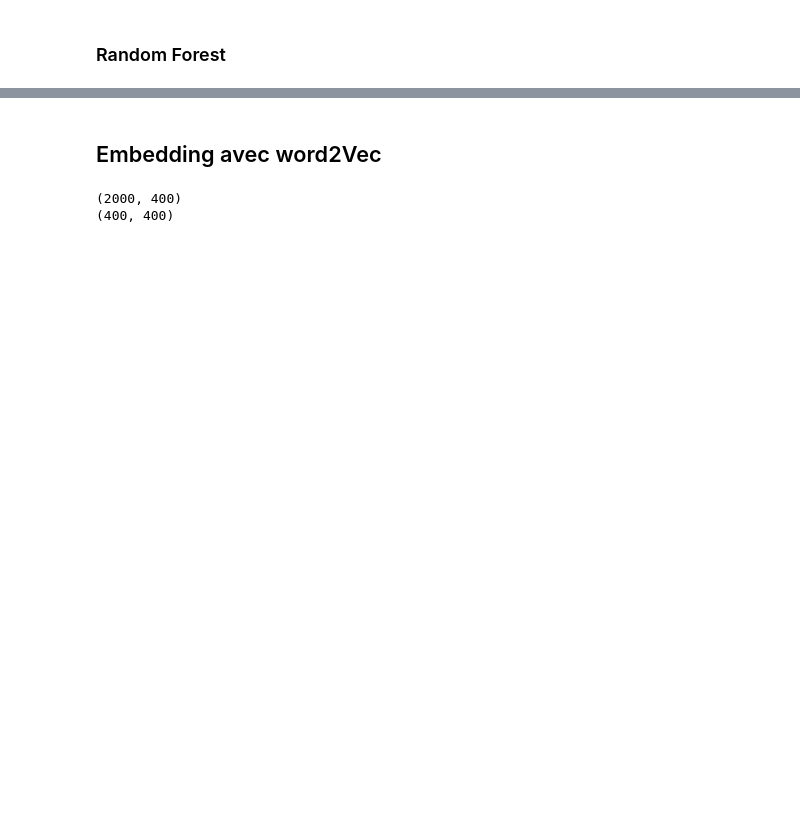
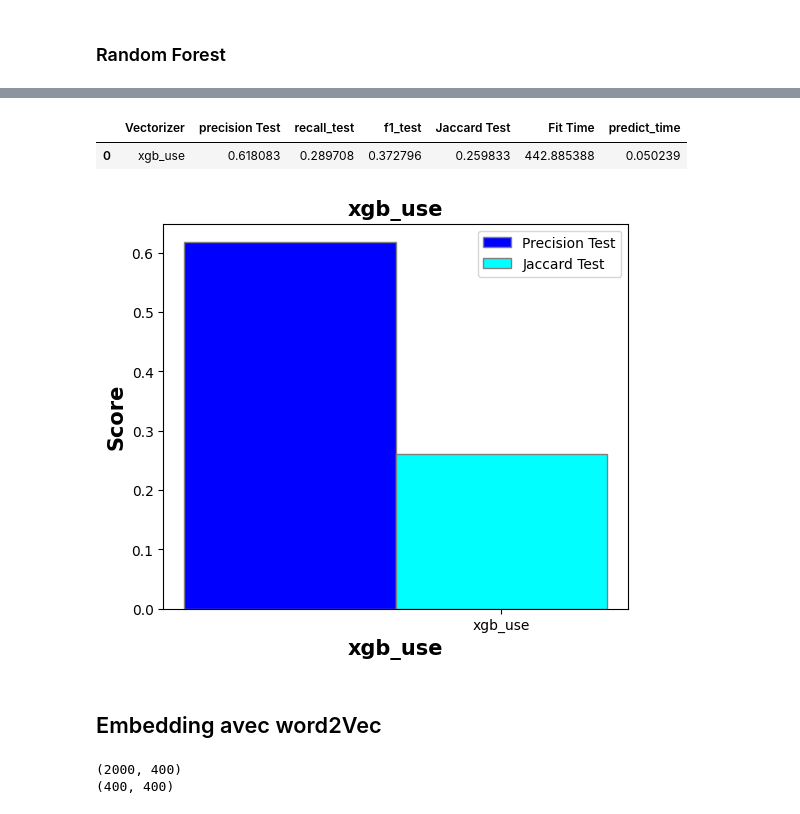
Before and after one commit to Aqlice/MLE-P5, a Jupyter notebook: supervised.ipynb, the cells around one changed output, grey strips where cells are left out. Drawn from its saved outputs; the diff is of its cells as text; code cells hidden in the pictures; blank space fills up the shorter version.

```diff
--- a/supervised.ipynb
+++ b/supervised.ipynb
@@ -507,3 +574,16 @@ mlflow.end_run()
+# %%
+result_xgb_use = stocker_results(name="xgb_use",precision_test=precision_score(y_test_sample_trans, binary_pred_use, average='samples'),
+                                f1_test=f1_score(y_test_sample_trans, binary_pred_use,average='samples'),
+                                recall_test = recall_score(y_test_sample_trans, binary_pred_use,average='samples'),
+                                jaccard_test=jaccard_score(y_test_sample_trans, binary_pred_use, average='samples'),
+                                fit_time=fit_time, predict_time = predict_time)
+
+plot_result(result_xgb_use)
+mlflow.end_run()
+# %% [output]
+|  | Vectorizer | precision Test | recall_test | f1_test | Jaccard Test | Fit Time | predict_time |
+| 0 | xgb_use | 0.618083 | 0.289708 | 0.372796 | 0.259833 | 442.885388 | 0.050239 |
+[figure, added]
 # %% [markdown]
 ## Embedding avec word2Vec
 # %%
```
Also changed, not shown: parts of 34 cells of this notebook.
